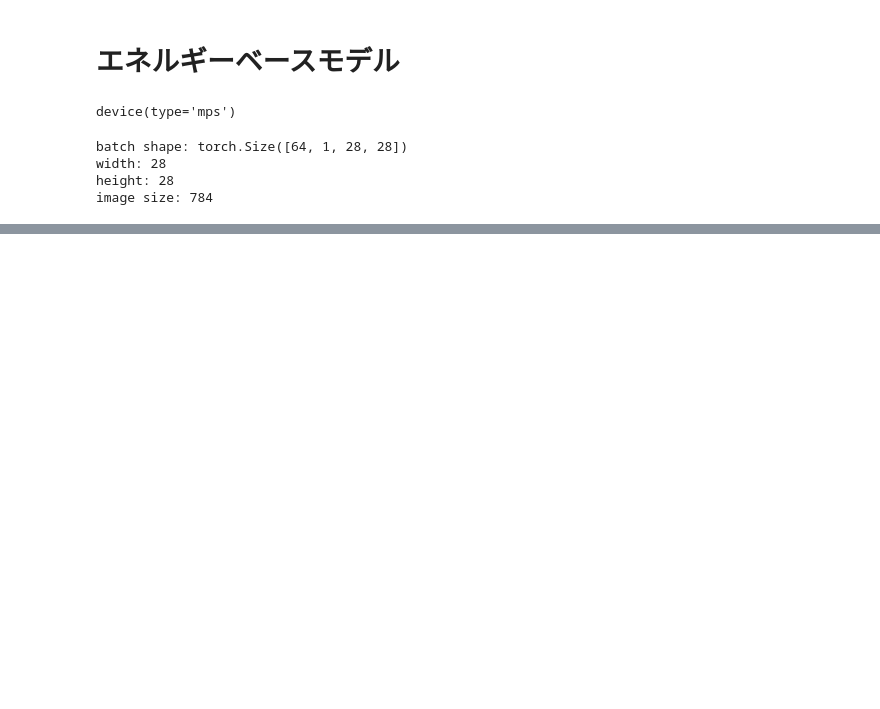
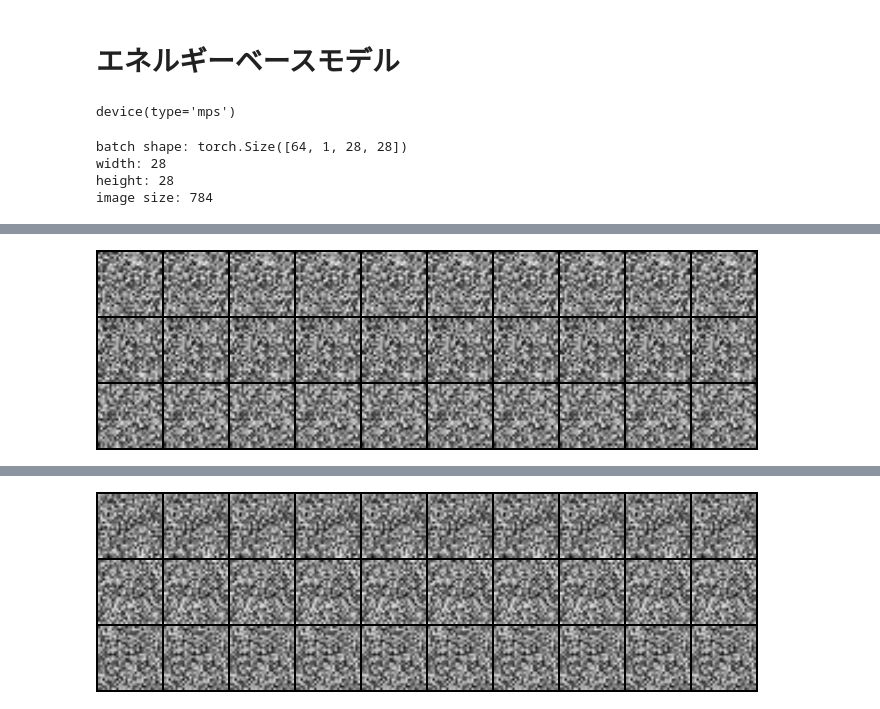
Before and after one commit to misya11p/generative-models, a Jupyter notebook: EBM.ipynb, the cells around one changed output, grey strips where cells are left out. Saved outputs shown, nothing was run; the diff lists cells and outputs as text; code cells hidden in the pictures; blank space fills up the shorter version.

```diff
--- a/EBM.ipynb
+++ b/EBM.ipynb
@@ -85,17 +123,22 @@ def draw(model, n_rows=1, n_cols=8, size=64):
 # %%
-def train(model, optim, n_epochs):
+def train(model, optim, n_epochs, n_iter=100, eta=1e-3, clamp=0.03):
+    model.train()
     for n in range(n_epochs):
         losses = []
-        for (x_real, _) in dataloader:
+        for (x_real, _) in tqdm(dataloader, desc=f'{n+1}epoch'):
+            optim.zero_grad()
             x_real = x_real.to(device)
-            x_fake = generate(model)
+            x_fake, _ = generate(model, n_iter=n_iter, eta=eta, clamp=clamp)
 
             out_real = model(x_real)
             out_fake = model(x_fake)
-            loss = out_fake.mean() - out_real.mean()
+            loss_cd = out_fake.mean() - out_real.mean()
+            loss_reg = 0.1 * (out_fake**2 + out_real**2).mean()
+            loss = loss_cd + loss_reg
             loss.backward()
             losses.append(loss.item())
             optim.step()
-        print(f"{n}epoch loss: {sum(losses)/len(losses)}")
+        print(f"loss: {sum(losses)/len(losses)}")
+        draw_hist(model, 3)
 # %%
 model = EnergyModel().to(device)
@@ -108,0 +149,3 @@ RuntimeError: Trying to backward through the graph a second time (or directly ac
+# %%
+train(model, optimizer, 2, clamp=None)
+# %% [output]
@@ -108,0 +153 @@ RuntimeError: Trying to backward through the graph a second time (or directly ac
+[figure, added]
@@ -108,0 +155 @@ RuntimeError: Trying to backward through the graph a second time (or directly ac
+[figure, added]
```
Also changed, not shown: parts of 11 cells of this notebook.
